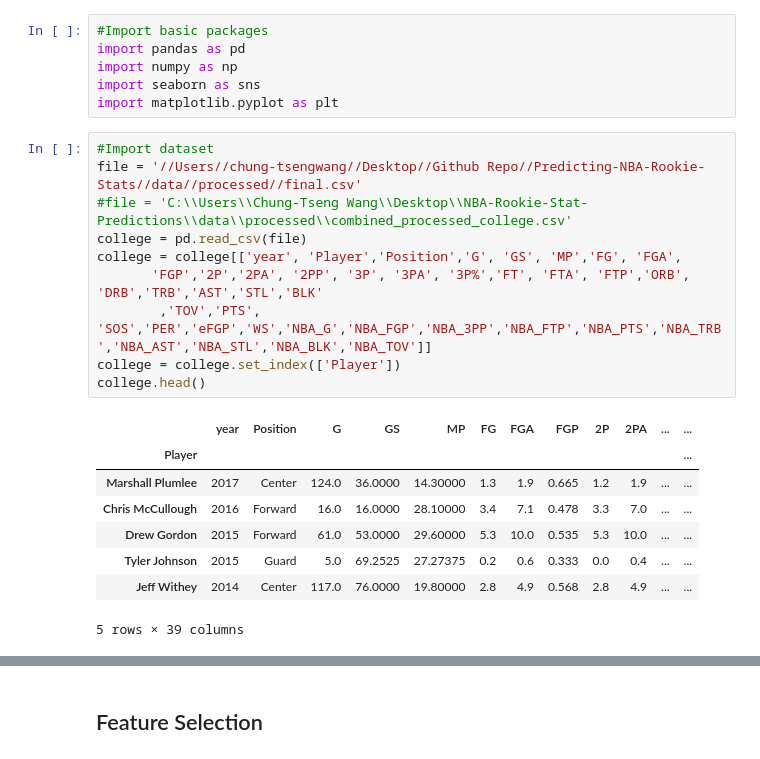
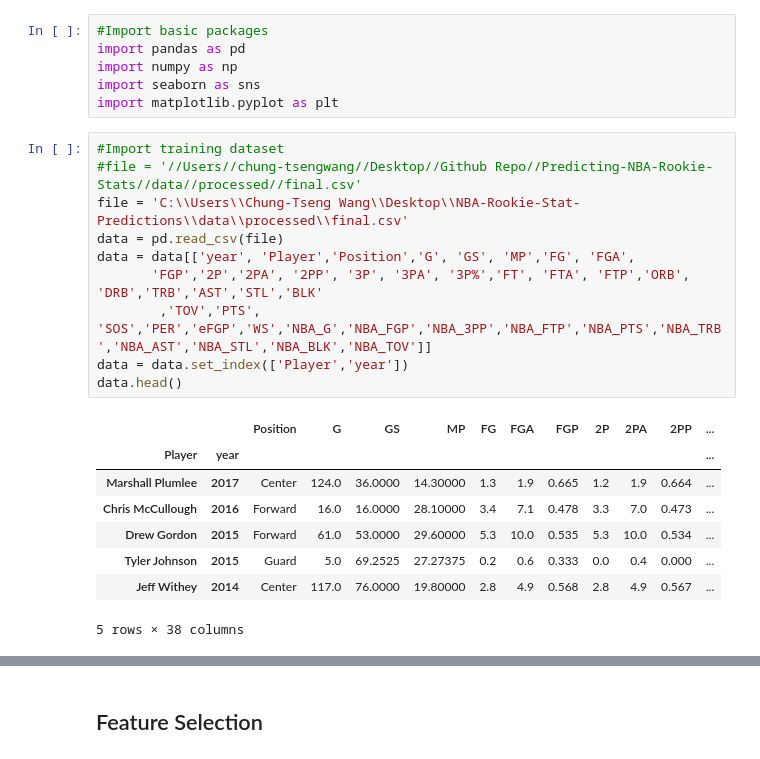
Before and after one commit to chungtseng96/NBA-Rookie-Stat-Predictions, a Jupyter notebook: model/Linear Regression.ipynb, the cells around one changed output, grey strips where cells are left out. Saved outputs shown, nothing was run; the diff lists cells and outputs as text.

```diff
--- a/model/Linear Regression.ipynb
+++ b/model/Linear Regression.ipynb
@@ -7,21 +7,21 @@ import numpy as np
 import seaborn as sns
 import matplotlib.pyplot as plt
 # %%
-#Import dataset
-file = '//Users//chung-tsengwang//Desktop//Github Repo//Predicting-NBA-Rookie-Stats//data//processed//final.csv'
-#file = 'C:\\Users\\Chung-Tseng Wang\\Desktop\\NBA-Rookie-Stat-Predictions\\data\\processed\\combined_processed_college.csv'
-college = pd.read_csv(file)
-college = college[['year', 'Player','Position','G', 'GS', 'MP','FG', 'FGA',
+#Import training dataset
+#file = '//Users//chung-tsengwang//Desktop//Github Repo//Predicting-NBA-Rookie-Stats//data//processed//final.csv'
+file = 'C:\\Users\\Chung-Tseng Wang\\Desktop\\NBA-Rookie-Stat-Predictions\\data\\processed\\final.csv'
+data = pd.read_csv(file)
+data = data[['year', 'Player','Position','G', 'GS', 'MP','FG', 'FGA',
        'FGP','2P','2PA', '2PP', '3P', '3PA', '3P%','FT', 'FTA', 'FTP','ORB', 'DRB','TRB','AST','STL','BLK'
         ,'TOV','PTS', 'SOS','PER','eFGP','WS','NBA_G','NBA_FGP','NBA_3PP','NBA_FTP','NBA_PTS','NBA_TRB','NBA_AST','NBA_STL','NBA_BLK','NBA_TOV']]
-college = college.set_index(['Player'])
-college.head()
+data = data.set_index(['Player','year'])
+data.head()
 # %% [output]
-|  | year | Position | G | GS | MP | FG | FGA | FGP | 2P | 2PA | ... | ... |
-| Player |  |  |  |  |  |  |  |  |  |  |  | ... |
-| Marshall Plumlee | 2017 | Center | 124.0 | 36.0000 | 14.30000 | 1.3 | 1.9 | 0.665 | 1.2 | 1.9 | ... | ... |
-| Chris McCullough | 2016 | Forward | 16.0 | 16.0000 | 28.10000 | 3.4 | 7.1 | 0.478 | 3.3 | 7.0 | ... | ... |
-| Drew Gordon | 2015 | Forward | 61.0 | 53.0000 | 29.60000 | 5.3 | 10.0 | 0.535 | 5.3 | 10.0 | ... | ... |
-| Tyler Johnson | 2015 | Guard | 5.0 | 69.2525 | 27.27375 | 0.2 | 0.6 | 0.333 | 0.0 | 0.4 | ... | ... |
-| Jeff Withey | 2014 | Center | 117.0 | 76.0000 | 19.80000 | 2.8 | 4.9 | 0.568 | 2.8 | 4.9 | ... | ... |
+|  |  | Position | G | GS | MP | FG | FGA | FGP | 2P | 2PA | 2PP | ... |
+| Player | year |  |  |  |  |  |  |  |  |  |  | ... |
+| Marshall Plumlee | 2017 | Center | 124.0 | 36.0000 | 14.30000 | 1.3 | 1.9 | 0.665 | 1.2 | 1.9 | 0.664 | ... |
+| Chris McCullough | 2016 | Forward | 16.0 | 16.0000 | 28.10000 | 3.4 | 7.1 | 0.478 | 3.3 | 7.0 | 0.473 | ... |
+| Drew Gordon | 2015 | Forward | 61.0 | 53.0000 | 29.60000 | 5.3 | 10.0 | 0.535 | 5.3 | 10.0 | 0.534 | ... |
+| Tyler Johnson | 2015 | Guard | 5.0 | 69.2525 | 27.27375 | 0.2 | 0.6 | 0.333 | 0.0 | 0.4 | 0.000 | ... |
+| Jeff Withey | 2014 | Center | 117.0 | 76.0000 | 19.80000 | 2.8 | 4.9 | 0.568 | 2.8 | 4.9 | 0.567 | ... |
-5 rows × 39 columns
+5 rows × 38 columns
```
Also changed, not shown: parts of 13 cells of this notebook, 1 other file.
